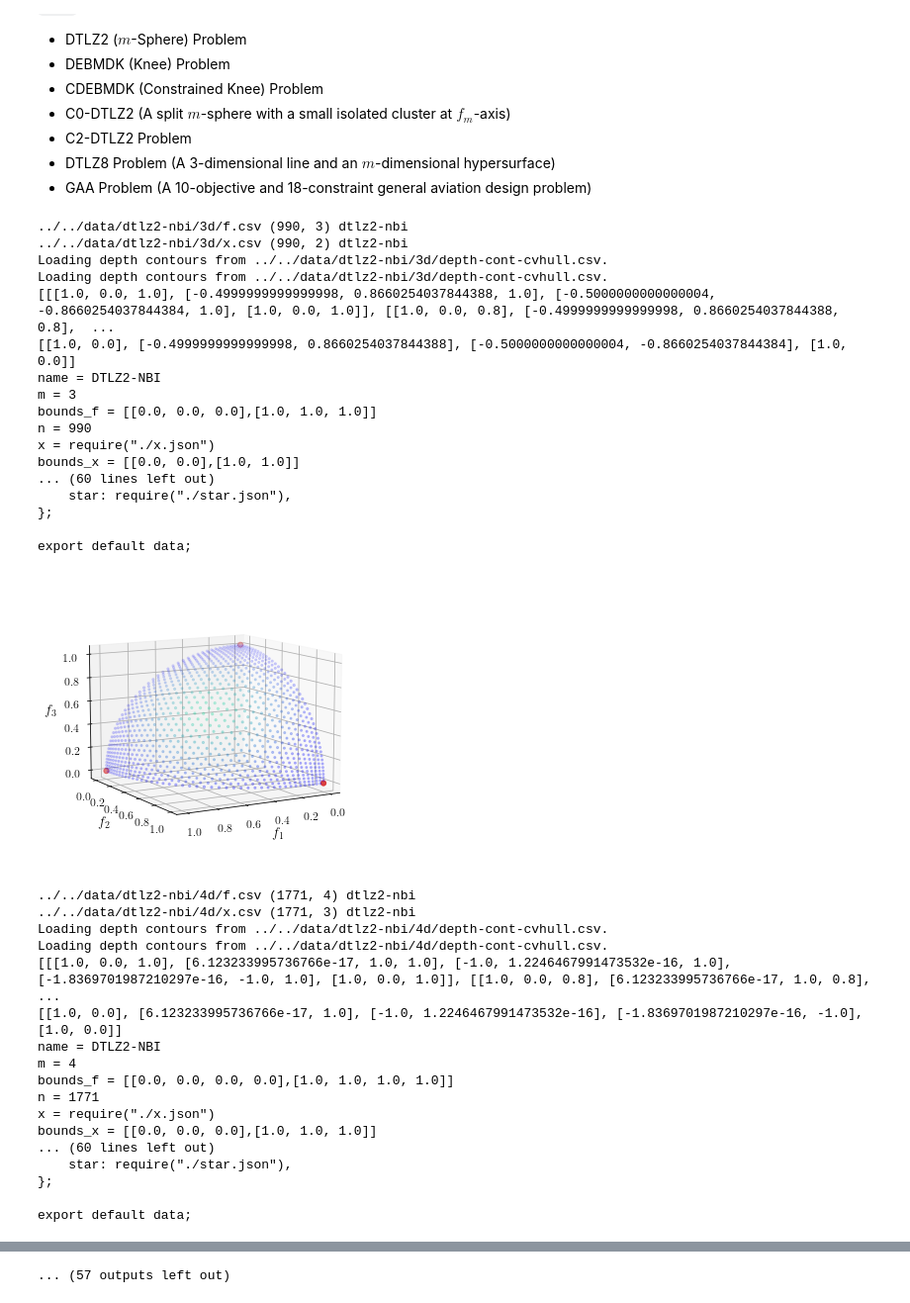
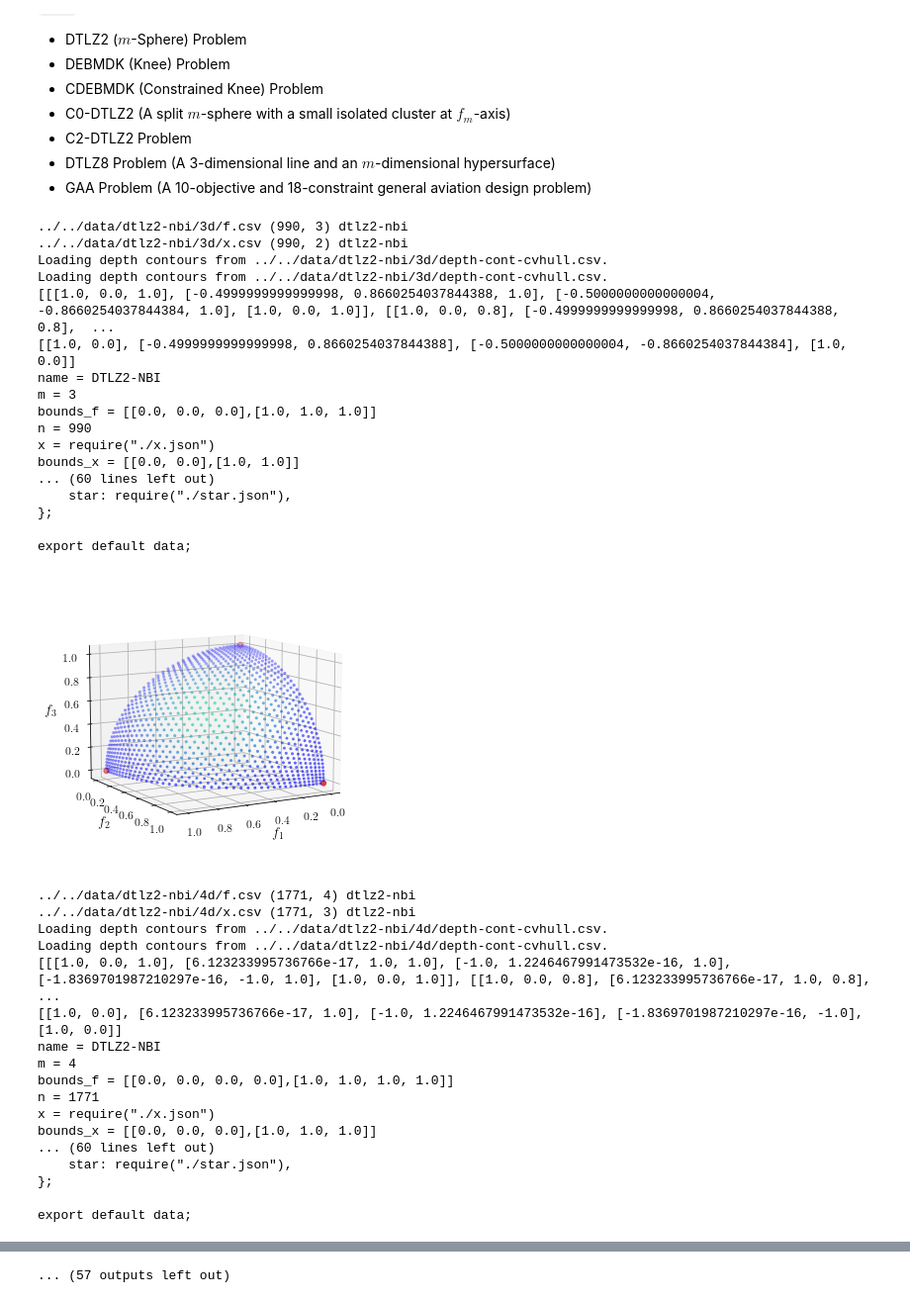
Before and after one commit to chudur-budur/pviz-bench, a Jupyter notebook: notebooks/dashboard/generate-app-sample-data.ipynb, the cells around one changed output, grey strips where cells are left out. Shown at 99% size. Saved outputs shown, nothing was run; the diff lists cells and outputs as text; code cells hidden in the pictures.

```diff
--- a/notebooks/dashboard/generate-app-sample-data.ipynb
+++ b/notebooks/dashboard/generate-app-sample-data.ipynb
@@ -64,16 +64,16 @@ def decide_size_color(pf, dim, CV, Mu, Ik):
     # decide colors
     # C = default_color(F.shape[0], alpha=0.5)
     M = np.mean(F, axis=0)
-    Ccd, D = color_by_dist(F, M, alpha=0.25, factor=1.5)
+    Ccd, D = color_by_dist(F, M, alpha=0.5, factor=1.5)
 
     # if CV is available, use CV to color
     Ccv = None
     if CV is not None:
         pfname = pf.split('-')[0]
         if 'dtlz8' in pfname:
-            Ccv = color_by_cv(CV, factor=cfs[pfname][int(dim[:-1])])
+            Ccv = color_by_cv(CV, factor=cfs[pfname][int(dim[:-1])], alpha=0.5)
         else:
-            Ccv = color_by_cv(CV)
+            Ccv = color_by_cv(CV, alpha=0.5)
 
    # enhance knee points
     if Ik is not None:
@@ -90,6 +90,12 @@ def to_hex(C):
     for i in range(C.shape[0]):
         H[i] = mc.to_hex(C[i])
     H = np.reshape(H, (H.shape[0],))
+    return H
+
+def to_hexs(C):
+    H = []
+    for c in C:
+        H.append("{:s}".format(mc.to_hex(c)))
     return H
 
 def compute_distribution(A):
@@ -203,7 +209,7 @@ export default data;
                                      palette_anchors, polar_anchors)
     print(json_string)
 
-    fp = open(os.path.join(path, 'index.json'), 'w')
+    fp = open(os.path.join(path, 'index.js'), 'w')
     fp.write(json_string)
     fp.close()
 
@@ -244,7 +250,7 @@ def dump_files(path=None, frontname=None, front=None, knee=None, centroid=None,
             json.dump(io.tolist(D), fp)
         if (Ccd is not None):
             fp = open(os.path.join(path, "color-cd.json"), 'w')
-            json.dump(io.tolist(Ccd), fp)
+            json.dump(to_hexs(Ccd), fp)
 
     G,CV,Ccv = None, None, None
     if (constraints is not None and len(constraints) == 3):
@@ -257,7 +263,7 @@ def dump_files(path=None, frontname=None, front=None, knee=None, centroid=None,
             json.dump(io.tolist(CV), fp)
         if (Ccv is not None):
             fp = open(os.path.join(path, "color-cv.json"), 'w')
-            json.dump(io.tolist(Ccv), fp)
+            json.dump(to_hexs(Ccv), fp)
 
     Dcvh = None
     if depths is not None:
@@ -330,7 +336,7 @@ pfs = {'dtlz2': ['3d', '4d', '8d'], \
        'gaa': ['10d']}
 
 pfs_nbi = {
-    'dtlz2-nbi': ['3d', '4d', '5d', '8d'], \
+    'dtlz2-nbi': ['3d', '4d', '8d'], \
     'debmdk-nbi': ['3d', '4d', '8d'], \
     'debmdk-all-nbi': ['3d', '4d', '8d'], \
     'dtlz8-nbi': ['3d', '4d', '6d', '8d'], \
@@ -387,34 +393,34 @@ for pf in list(pfs_nbi.keys()):
             # now generate index.js file
             dump_files(path=destpath, frontname=frontname, front=[F, X], knee=[Mu, Ik], centroid=[D, Ccd], \
                        constraints=[G, CV, Ccv], depths=[Dcvh], palette_rv=[Pr, Kpr, Bpr, Zpr], \
                        palette_sc=[Ps,Kps,Bps,Zps], radviz=[Cr,Kr,Br], star=[Cs,Ks,Bs])
 
             with plt.rc_context({"text.usetex": True, "font.size": 12}):
                 # plot
                 scatter.plot(F, ax=Axes3D(plt.figure()), s=S, c=Ccd, euler=camera_angles[pf][dim])
                 if Ccv is not None:
                     scatter.plot(F, ax=Axes3D(plt.figure()), s=S, c=Ccv, euler=camera_angles[pf][dim])
                 # show
                 plt.show()
 # %% [output]
 ../../data/dtlz2-nbi/3d/f.csv (990, 3) dtlz2-nbi
 ../../data/dtlz2-nbi/3d/x.csv (990, 2) dtlz2-nbi
 Loading depth contours from ../../data/dtlz2-nbi/3d/depth-cont-cvhull.csv.
 Loading depth contours from ../../data/dtlz2-nbi/3d/depth-cont-cvhull.csv.
 [[[1.0, 0.0, 1.0], [-0.4999999999999998, 0.8660254037844388, 1.0], [-0.5000000000000004, -0.8660254037844384, 1.0], [1.0, 0.0, 1.0]], [[1.0, 0.0, 0.8], [-0.4999999999999998, 0.8660254037844388, 0.8],  ...
 [[1.0, 0.0], [-0.4999999999999998, 0.8660254037844388], [-0.5000000000000004, -0.8660254037844384], [1.0, 0.0]]
 name = DTLZ2-NBI
 m = 3
 bounds_f = [[0.0, 0.0, 0.0],[1.0, 1.0, 1.0]]
 n = 990
 x = require("./x.json")
 bounds_x = [[0.0, 0.0],[1.0, 1.0]]
 ... (60 lines left out)
     star: require("./star.json"),
 };
 
 export default data;
-[figure, old version]
+[figure, new version]
 ../../data/dtlz2-nbi/4d/f.csv (1771, 4) dtlz2-nbi
 ../../data/dtlz2-nbi/4d/x.csv (1771, 3) dtlz2-nbi
 Loading depth contours from ../../data/dtlz2-nbi/4d/depth-cont-cvhull.csv.
```
Also changed, not shown: parts of 1 cell of this notebook.
